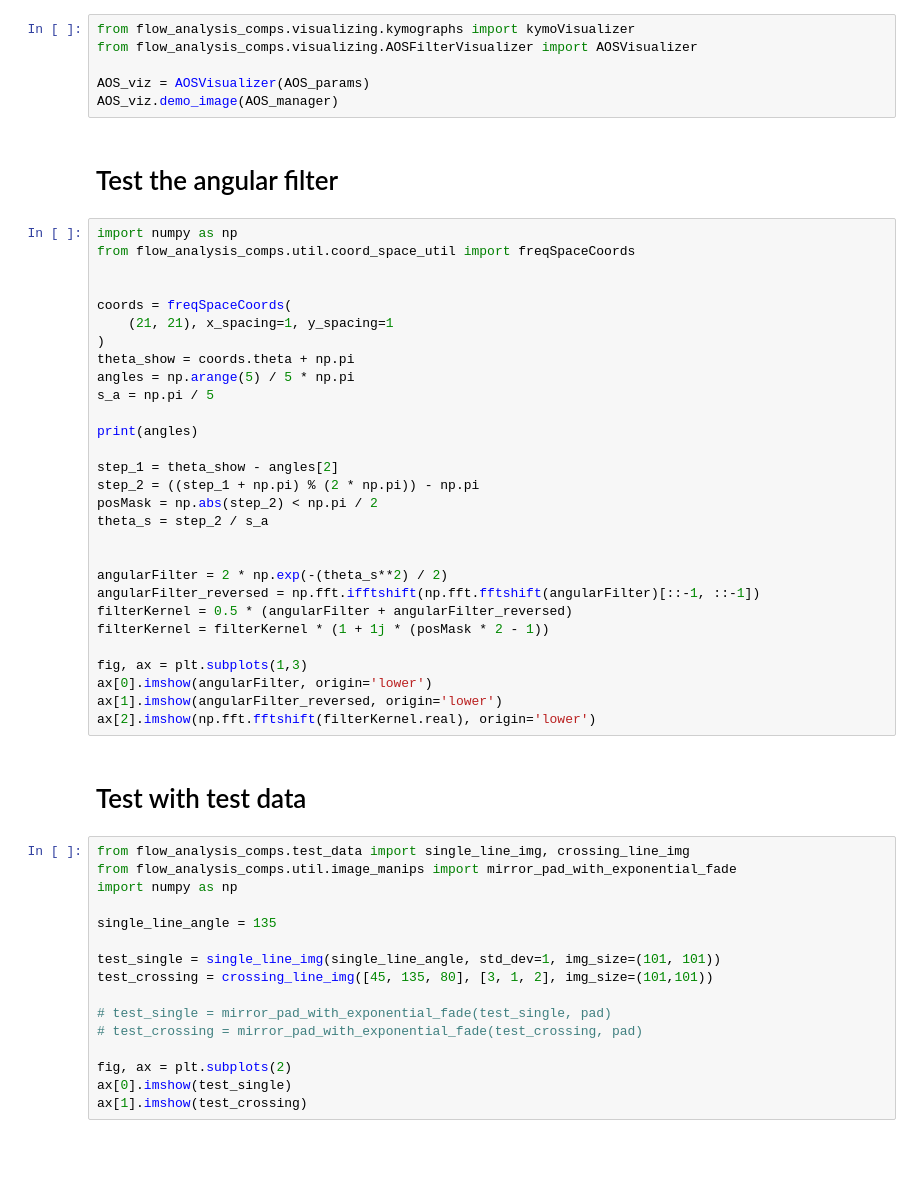
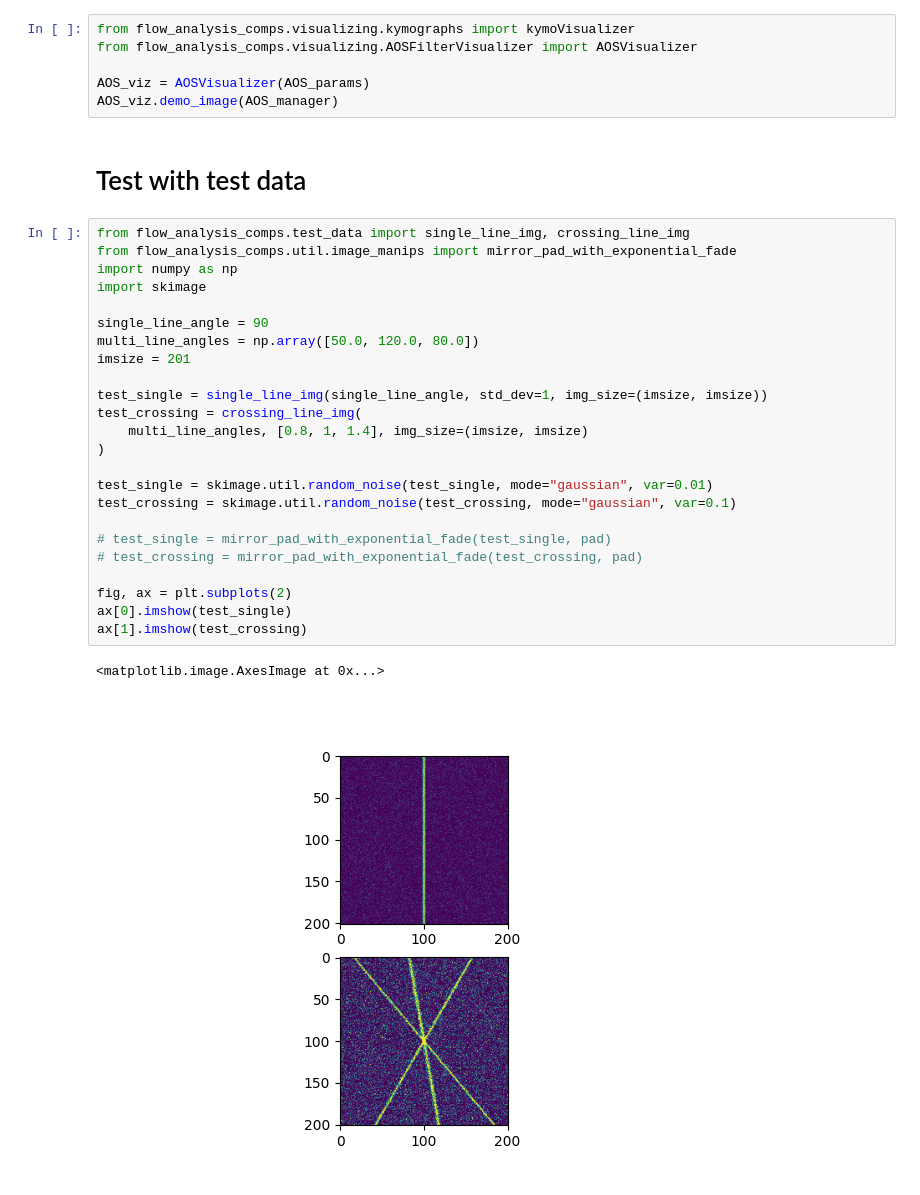
Before and after one commit to Staalduine/flow_analysis_comps, a Jupyter notebook: notebooks/run_AOS.ipynb, the cells around one changed output. Drawn from its saved outputs; the diff is of its cells as text; blank space fills up the shorter version.

Commit message:
finally fixed multires stuff

```diff
--- a/notebooks/run_AOS.ipynb
+++ b/notebooks/run_AOS.ipynb
@@ -52,54 +52,34 @@ from flow_analysis_comps.visualizing.AOSFilterVisualizer import AOSVisualizer
 
 AOS_viz = AOSVisualizer(AOS_params)
 AOS_viz.demo_image(AOS_manager)
-# %% [markdown]
-# Test the angular filter
-# %%
-import numpy as np
-from flow_analysis_comps.util.coord_space_util import freqSpaceCoords
-
-
-coords = freqSpaceCoords(
-    (21, 21), x_spacing=1, y_spacing=1
-)
-theta_show = coords.theta + np.pi
-angles = np.arange(5) / 5 * np.pi
-s_a = np.pi / 5
-
-print(angles)
-
-step_1 = theta_show - angles[2]
-step_2 = ((step_1 + np.pi) % (2 * np.pi)) - np.pi
-posMask = np.abs(step_2) < np.pi / 2
-theta_s = step_2 / s_a
-
-
-angularFilter = 2 * np.exp(-(theta_s**2) / 2)
-angularFilter_reversed = np.fft.ifftshift(np.fft.fftshift(angularFilter)[::-1, ::-1])
-filterKernel = 0.5 * (angularFilter + angularFilter_reversed)
-filterKernel = filterKernel * (1 + 1j * (posMask * 2 - 1))
-
-fig, ax = plt.subplots(1,3)
-ax[0].imshow(angularFilter, origin='lower')
-ax[1].imshow(angularFilter_reversed, origin='lower')
-ax[2].imshow(np.fft.fftshift(filterKernel.real), origin='lower')
 # %% [markdown]
 # Test with test data
 # %%
 from flow_analysis_comps.test_data import single_line_img, crossing_line_img
 from flow_analysis_comps.util.image_manips import mirror_pad_with_exponential_fade
 import numpy as np
+import skimage
 
-single_line_angle = 135
+single_line_angle = 90
+multi_line_angles = np.array([50.0, 120.0, 80.0])
+imsize = 201
 
-test_single = single_line_img(single_line_angle, std_dev=1, img_size=(101, 101))
-test_crossing = crossing_line_img([45, 135, 80], [3, 1, 2], img_size=(101,101))
+test_single = single_line_img(single_line_angle, std_dev=1, img_size=(imsize, imsize))
+test_crossing = crossing_line_img(
+    multi_line_angles, [0.8, 1, 1.4], img_size=(imsize, imsize)
+)
+
+test_single = skimage.util.random_noise(test_single, mode="gaussian", var=0.01)
+test_crossing = skimage.util.random_noise(test_crossing, mode="gaussian", var=0.1)
 
 # test_single = mirror_pad_with_exponential_fade(test_single, pad)
 # test_crossing = mirror_pad_with_exponential_fade(test_crossing, pad)
 
 fig, ax = plt.subplots(2)
 ax[0].imshow(test_single)
 ax[1].imshow(test_crossing)
+# %% [output]
+<matplotlib.image.AxesImage at 0x...>
+[figure, added]
 # %%
 AOS_params = OSFilterParams(
```
Also changed, not shown: parts of 12 cells of this notebook, 1 other file.
